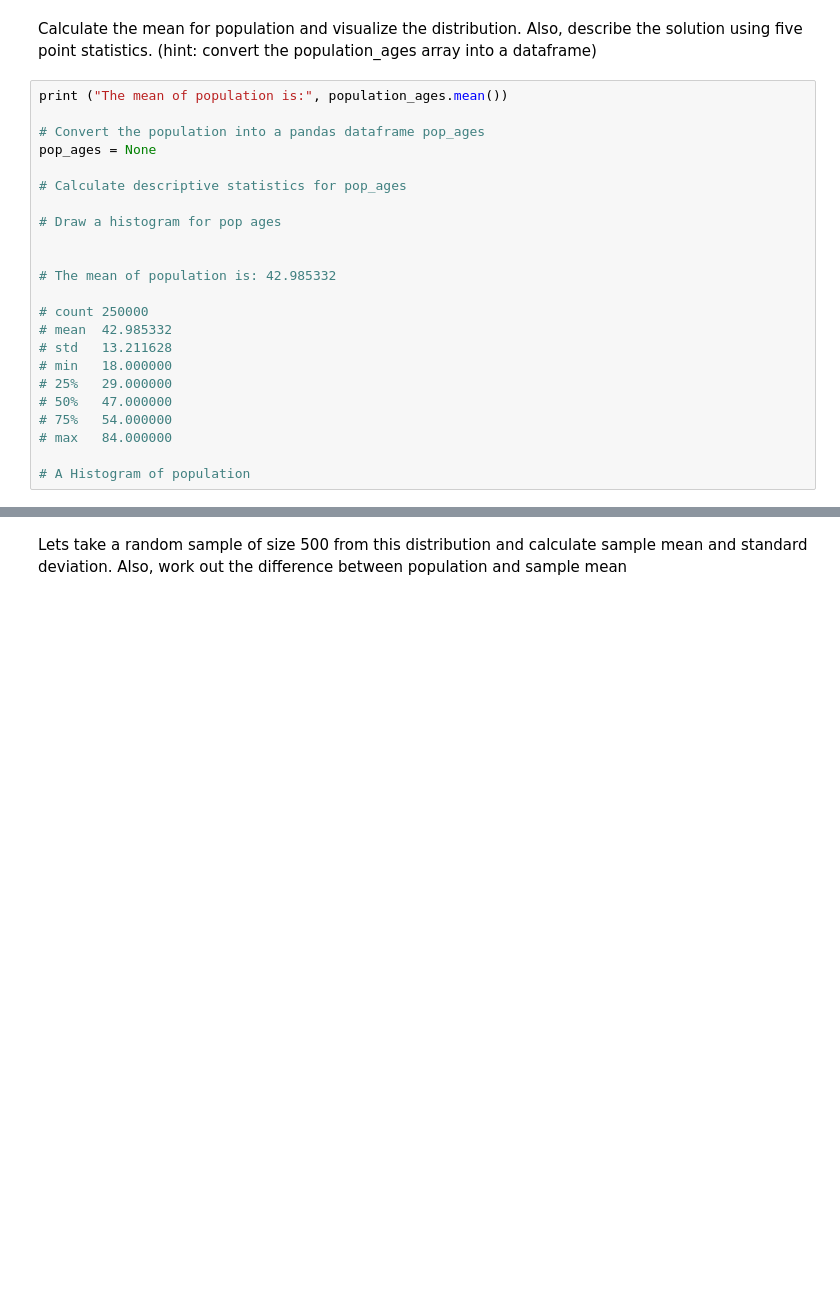
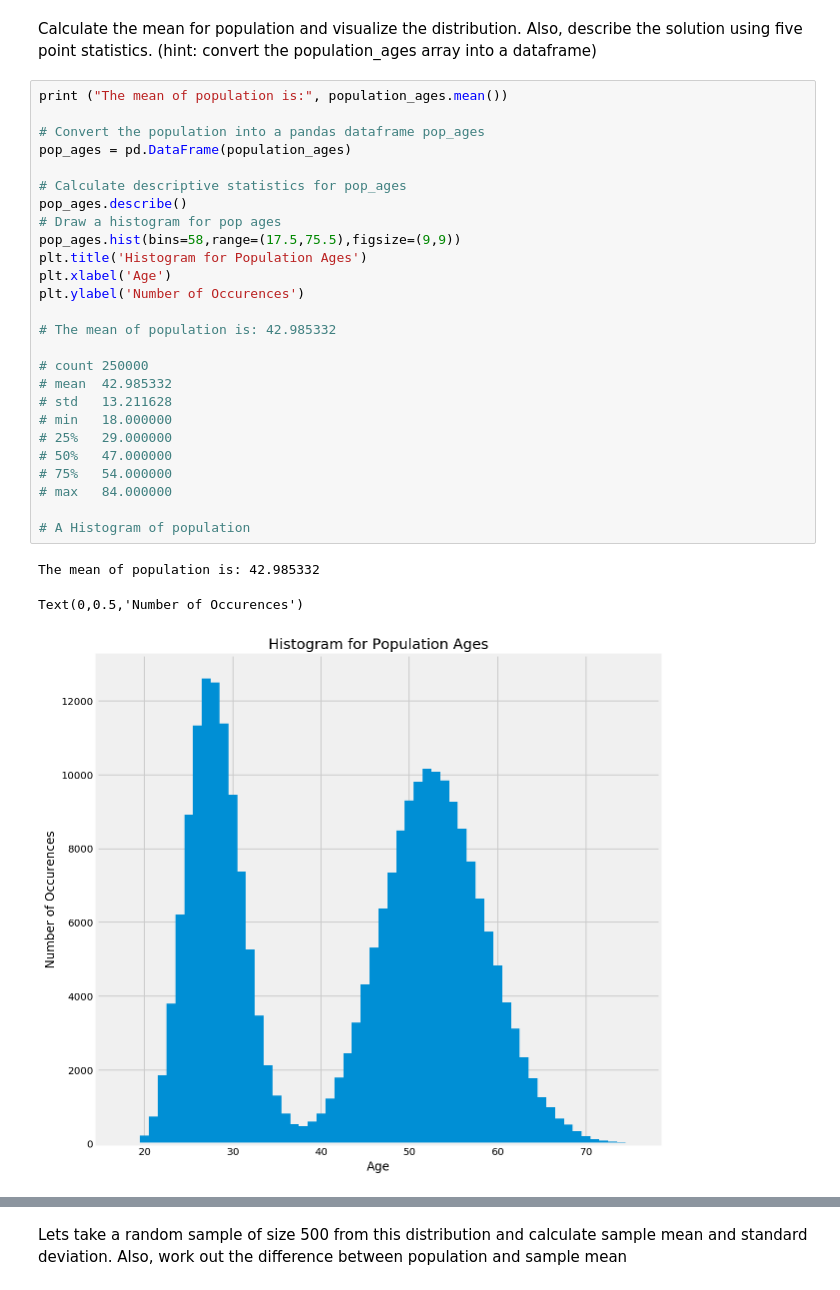
Before and after one commit to slieb74/ds-stats-CI_zscore-nyc-career-ds-062518, a Jupyter notebook: index.ipynb, the cells around one changed output, grey strips where cells are left out. Saved outputs shown, nothing was run; the diff lists cells and outputs as text; blank space fills up the shorter version.

```diff
--- a/index.ipynb
+++ b/index.ipynb
@@ -52,23 +52,30 @@ Calculate the mean for population and visualize the distribution. Also, describe
 # %%
 print ("The mean of population is:", population_ages.mean())
 
 # Convert the population into a pandas dataframe pop_ages
-pop_ages = None
+pop_ages = pd.DataFrame(population_ages)
 
 # Calculate descriptive statistics for pop_ages
-
+pop_ages.describe()
 # Draw a histogram for pop ages
-
+pop_ages.hist(bins=58,range=(17.5,75.5),figsize=(9,9))
+plt.title('Histogram for Population Ages')
+plt.xlabel('Age')
+plt.ylabel('Number of Occurences')
 
 # The mean of population is: 42.985332
 
 # count	250000
 # mean	42.985332
 # std	13.211628
 # min	18.000000
 # 25%	29.000000
 # 50%	47.000000
 # 75%	54.000000
 # max	84.000000
 
 # A Histogram of population
+# %% [output]
+The mean of population is: 42.985332
+Text(0,0.5,'Number of Occurences')
+[figure, added]
```
Also changed, not shown: parts of 8 cells of this notebook.
